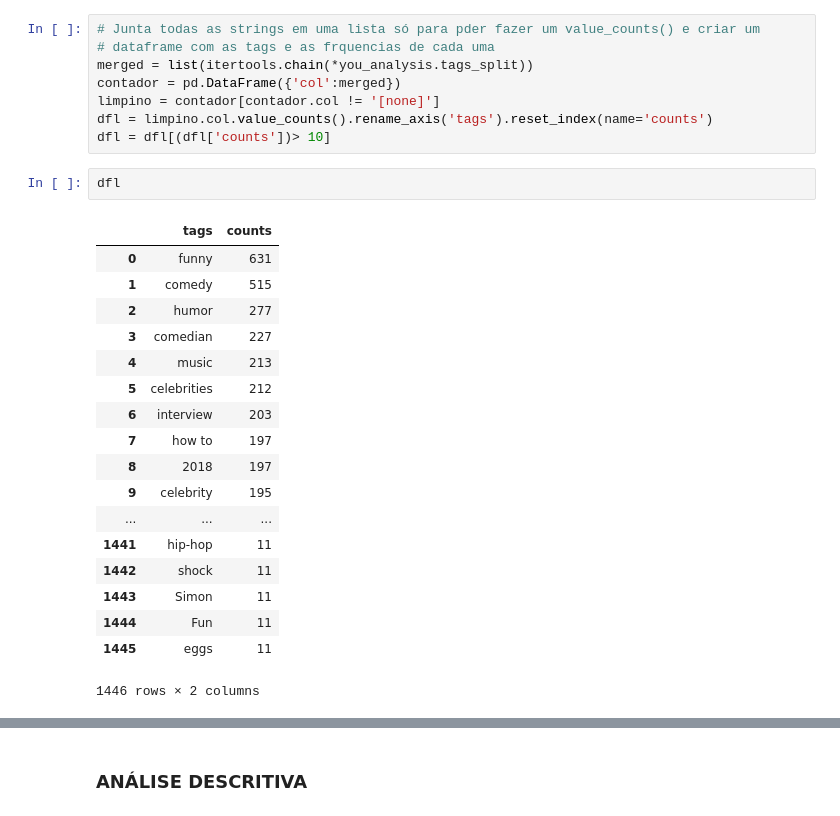
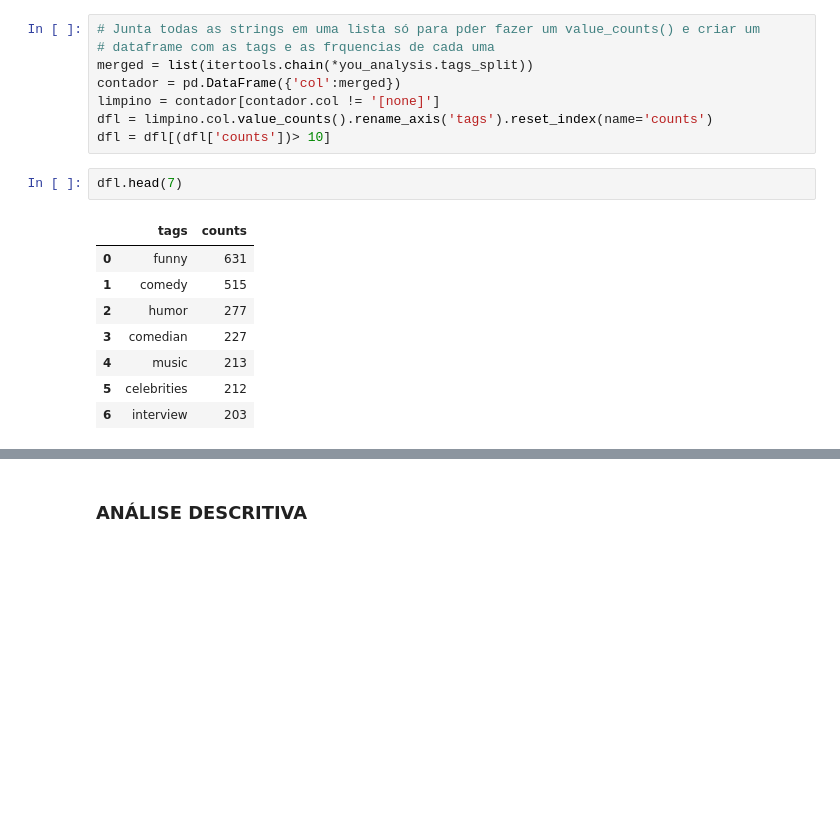
Before and after one commit to victorniubo/cdados_dp, a Jupyter notebook: P3/Projeto3 Layout.ipynb, the cells around one changed output, grey strips where cells are left out. Cells and saved outputs as stored; diff of their text form; blank space fills up the shorter version.

```diff
--- a/P3/Projeto3 Layout.ipynb
+++ b/P3/Projeto3 Layout.ipynb
@@ -76,26 +71,16 @@ limpino = contador[contador.col != '[none]']
 dfl = limpino.col.value_counts().rename_axis('tags').reset_index(name='counts')
 dfl = dfl[(dfl['counts'])> 10]
 # %%
-dfl
+dfl.head(7)
 # %% [output]
 |  | tags | counts |
 | 0 | funny | 631 |
 | 1 | comedy | 515 |
 | 2 | humor | 277 |
 | 3 | comedian | 227 |
 | 4 | music | 213 |
 | 5 | celebrities | 212 |
 | 6 | interview | 203 |
-| 7 | how to | 197 |
-| 8 | 2018 | 197 |
-| 9 | celebrity | 195 |
-| ... | ... | ... |
-| 1441 | hip-hop | 11 |
-| 1442 | shock | 11 |
-| 1443 | Simon | 11 |
-| 1444 | Fun | 11 |
-| 1445 | eggs | 11 |
-1446 rows × 2 columns
 # %%
 # Separa as linhas que contém certa tag
 
```
Also changed, not shown: parts of 14 cells of this notebook.
